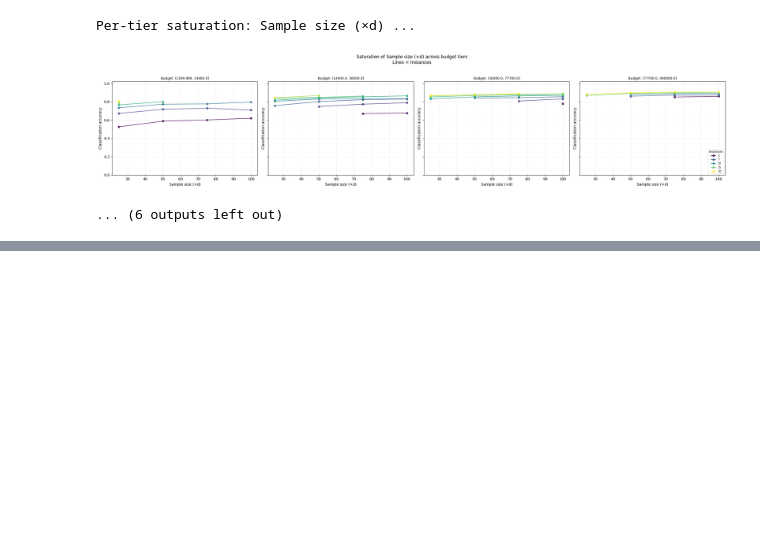
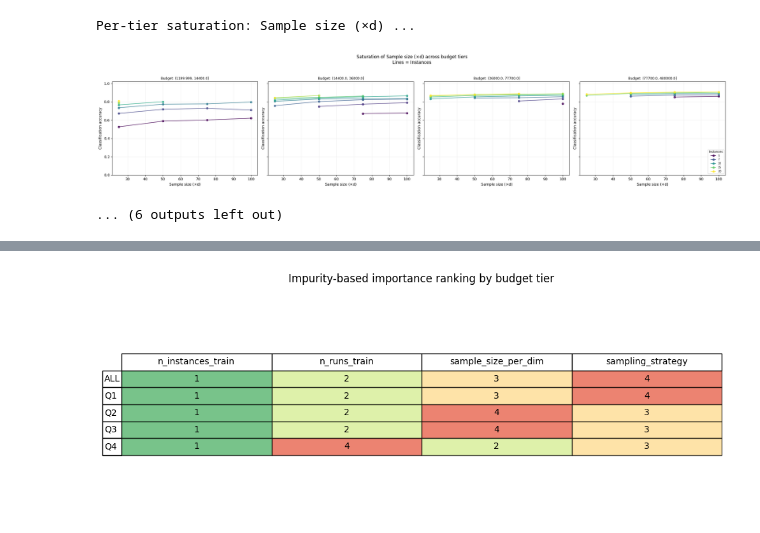
Before and after one commit to kaijenlee/MSc-Thesis-Problem-Embedding-Transfer-Learning, a Jupyter notebook: sampling_sensitivty/plots/classification/ela_table_subsample_dim2.ipynb, the cells around one changed output, grey strips where cells are left out. Cells and saved outputs as stored; diff of their text form; code cells hidden in the pictures; blank space fills up the shorter version.

```diff
--- a/sampling_sensitivty/plots/classification/ela_table_subsample_dim2.ipynb
+++ b/sampling_sensitivty/plots/classification/ela_table_subsample_dim2.ipynb
@@ -154,0 +247,5 @@ Per-tier saturation: Sample size (×d) ...
+# %%
+plot_rank_table(results_imp)
+plt.show()
+# %% [output]
+[figure, added]
```
Also changed, not shown: parts of 16 cells of this notebook, 6 other files.
